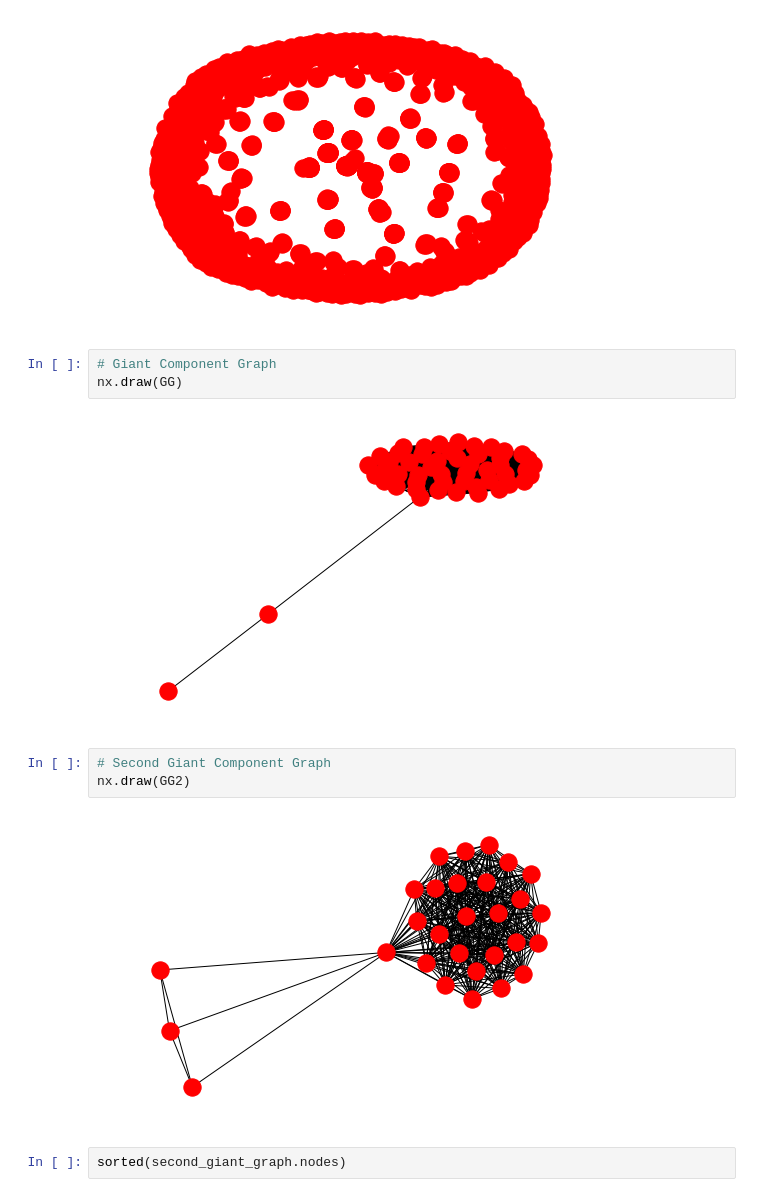
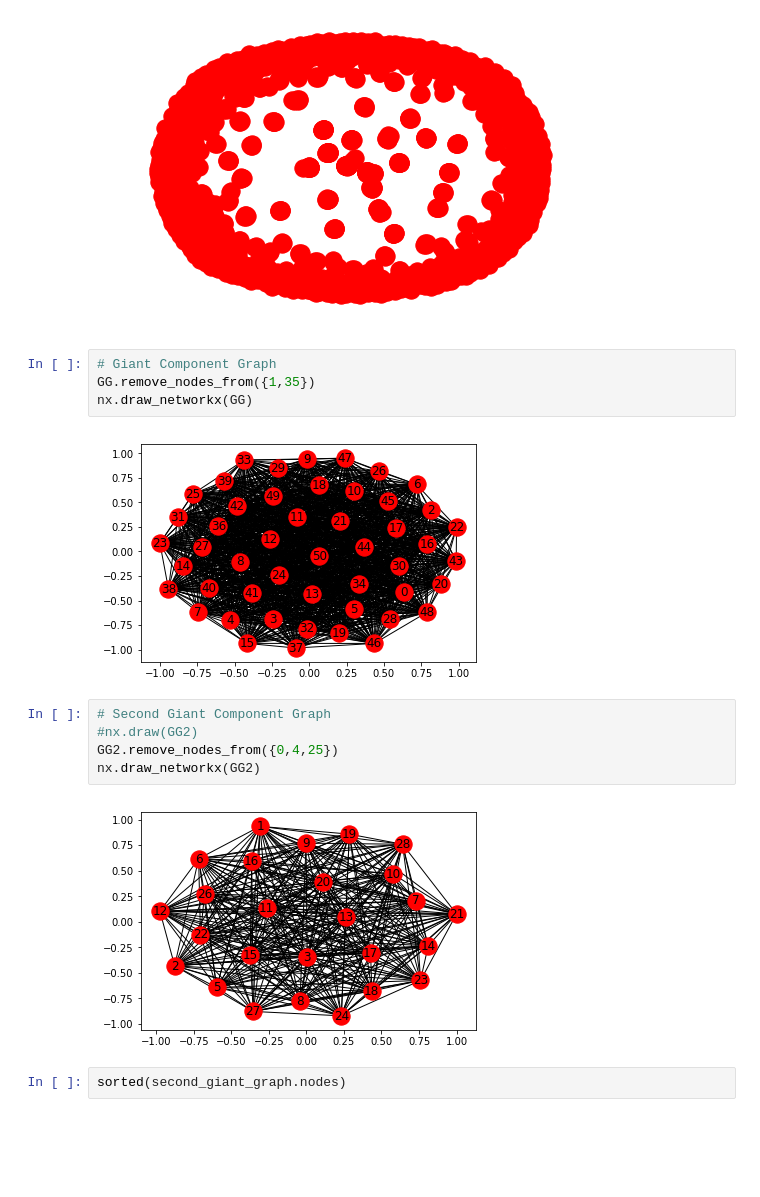
Before and after one commit to AminMekacher/ntds_project, a Jupyter notebook: Attacks.ipynb, the cells around one changed output. Saved outputs shown, nothing was run; the diff lists cells and outputs as text; blank space fills up the shorter version.

Commit message:
Removed unwanted nodes

```diff
--- a/Attacks.ipynb
+++ b/Attacks.ipynb
@@ -118,14 +118,17 @@ nx.draw(G)
 [figure]
 # %%
 # Giant Component Graph
-nx.draw(GG)
+GG.remove_nodes_from({1,35})
+nx.draw_networkx(GG)
 # %% [output]
-[figure, old version]
+[figure, new version]
 # %%
 # Second Giant Component Graph
-nx.draw(GG2)
+#nx.draw(GG2)
+GG2.remove_nodes_from({0,4,25})
+nx.draw_networkx(GG2)
 # %% [output]
-[figure, old version]
+[figure, new version]
 # %%
 sorted(second_giant_graph.nodes)
 # %% [output]
```
Also changed, not shown: parts of 5 cells of this notebook.
